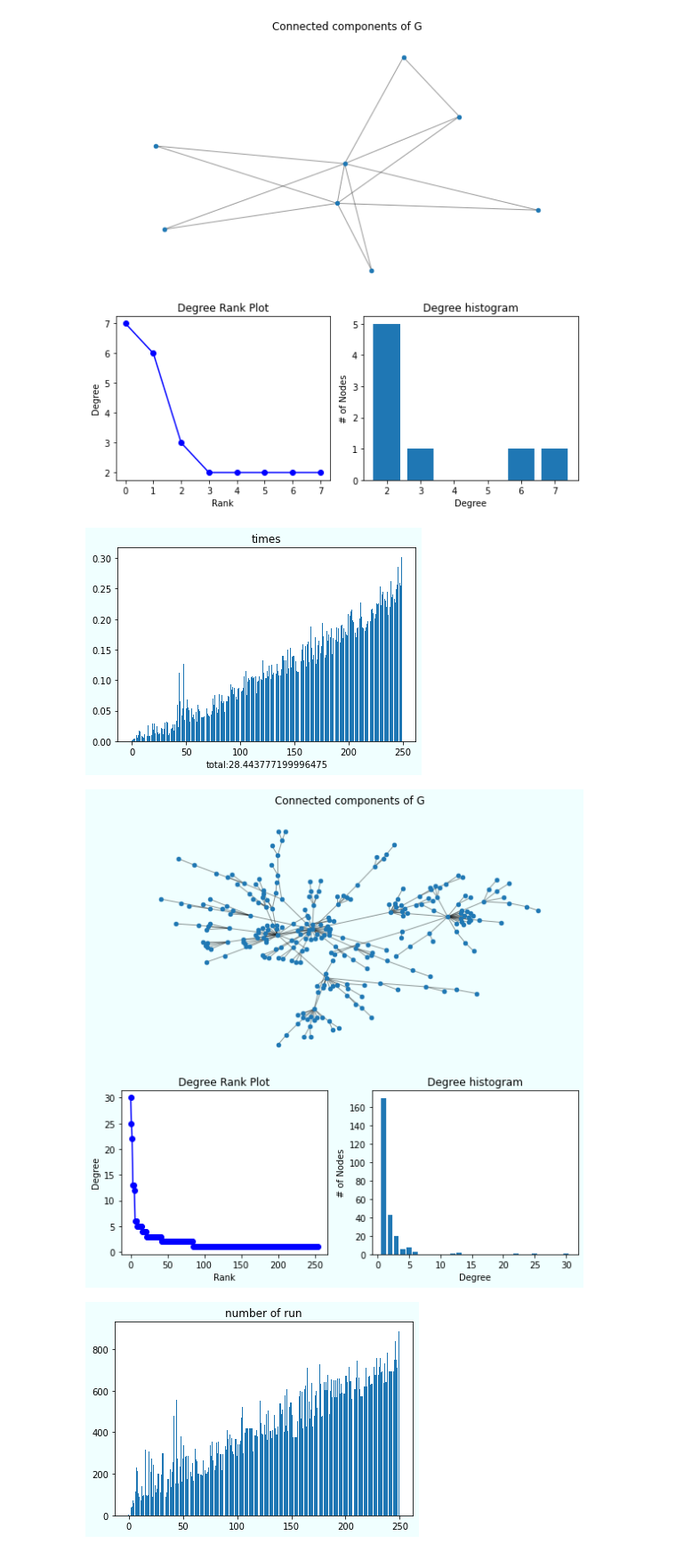
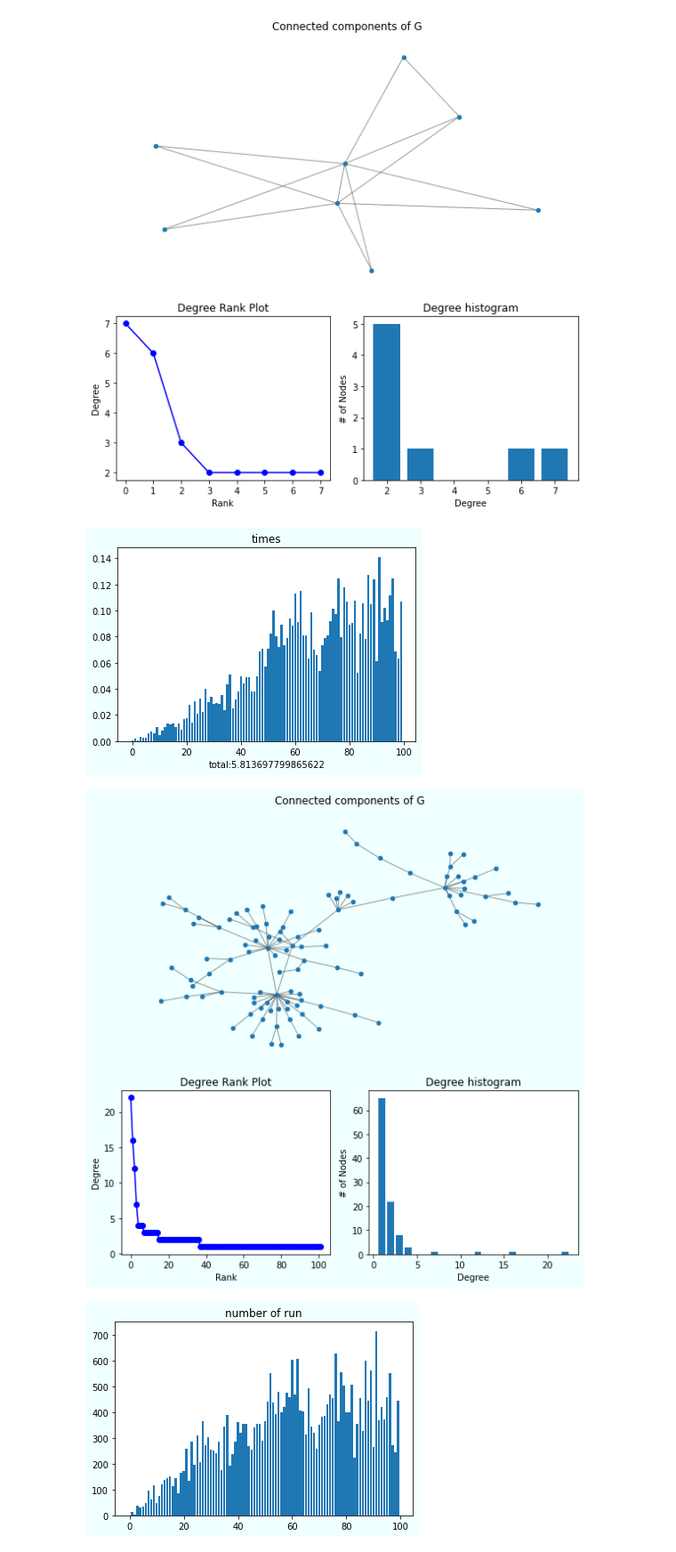
Before and after one commit to Tshou1219/qba, a Jupyter notebook: main.ipynb, the cells around one changed output. Shown at 89% size. Cells and saved outputs as stored; diff of their text form; code cells hidden in the pictures.

```diff
--- a/main.ipynb
+++ b/main.ipynb
@@ -56,17 +56,17 @@ not converged
 # %%
 import matplotlib.pyplot as plt
 import numpy as np
 import time
 import plot
 from qba import QBA
-PATH=[(0,1.),(4,0.)]
+PATH=[(0,0.7),(1,-0.2)]
 # qba=QBA().build_comp_graph(3,PATH)
-qba=QBA().build_path_graph(5,PATH)
-qba.run_qba(250,5000)
+qba=QBA().build_path_graph(2,PATH)
+qba.run_qba(100,5000)
 # %% [output]
-[figure, old version]
+[figure, new version]
-[figure, old version]
+[figure, new version]
-[figure, old version]
+[figure, new version]
 # %%
 from ba import BAModel
 bamodel=BAModel(2)
```
Also changed, not shown: parts of 6 cells of this notebook, 4 other files.
